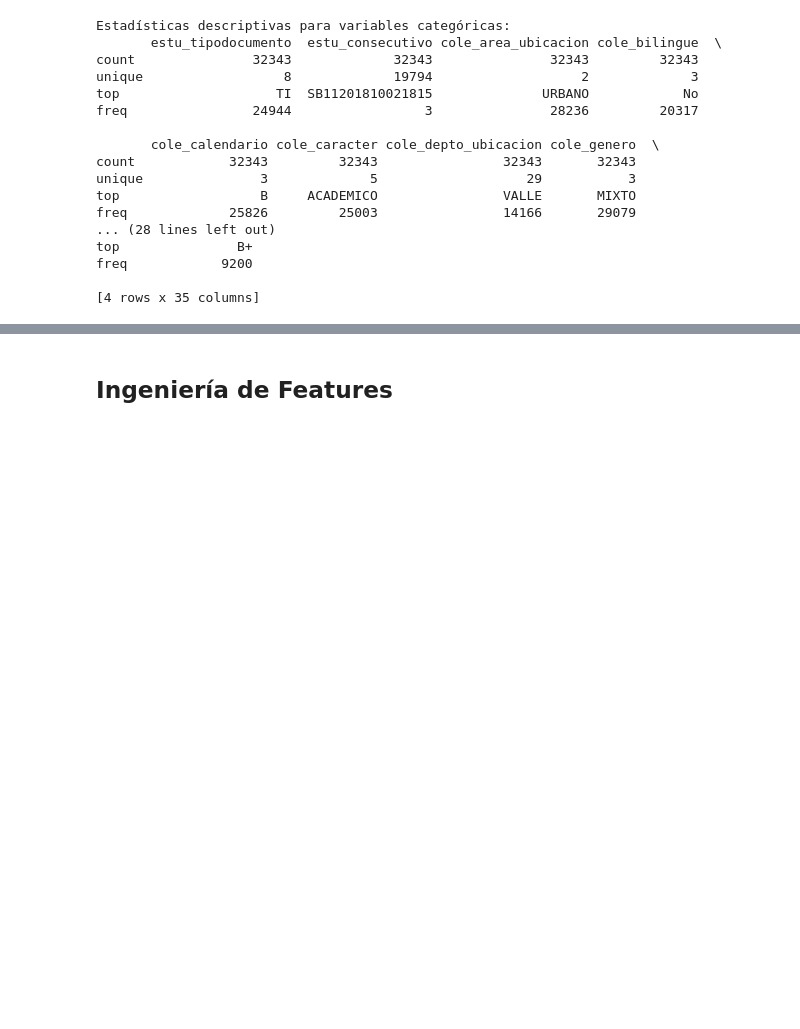
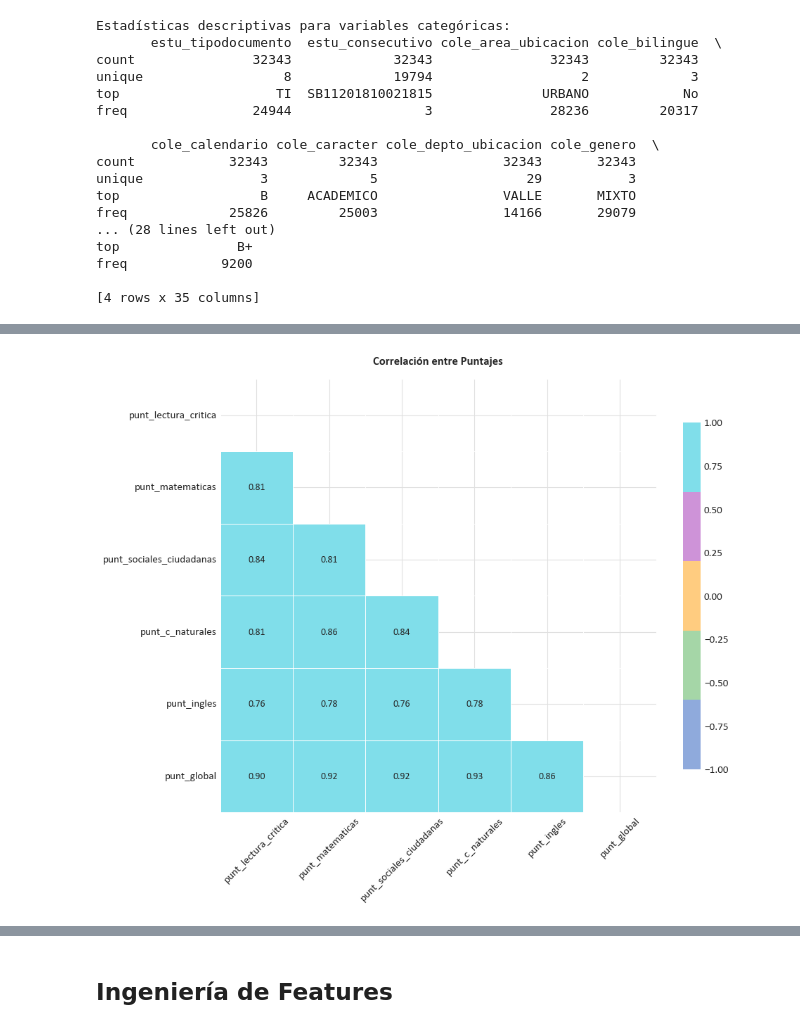
Before and after one commit to EstebanLN/Proyecto-2-Analitica-Computacional, a Jupyter notebook: Ingeniería_y_Análisis_de_Datos/Analisis_de_datos.ipynb, the cells around one changed output, grey strips where cells are left out. Drawn from its saved outputs; the diff is of its cells as text; code cells hidden in the pictures; blank space fills up the shorter version.

```diff
--- a/Ingeniería_y_Análisis_de_Datos/Analisis_de_datos.ipynb
+++ b/Ingeniería_y_Análisis_de_Datos/Analisis_de_datos.ipynb
@@ -141,0 +178,16 @@ pd.pivot_table(df, index='cole_area_ubicacion',
+# %%
+plt.figure(figsize=(10, 8))
+corr = df[puntajes].corr()
+mask = np.triu(np.ones_like(corr, dtype=bool))
+
+sns.heatmap(corr, annot=True, fmt=".2f", cmap=PALETA_PASTEL[:5],
+            mask=mask, vmin=-1, vmax=1,
+            annot_kws={"size": 10}, cbar_kws={"shrink": 0.8},
+            linewidths=0.5, linecolor='white')
+
+plt.title("Correlación entre Puntajes", pad=15)
+plt.xticks(rotation=45)
+plt.yticks(rotation=0)
+plt.show()
+# %% [output]
+[figure, added]
```
Also changed, not shown: parts of 45 cells of this notebook, 2 other files.
